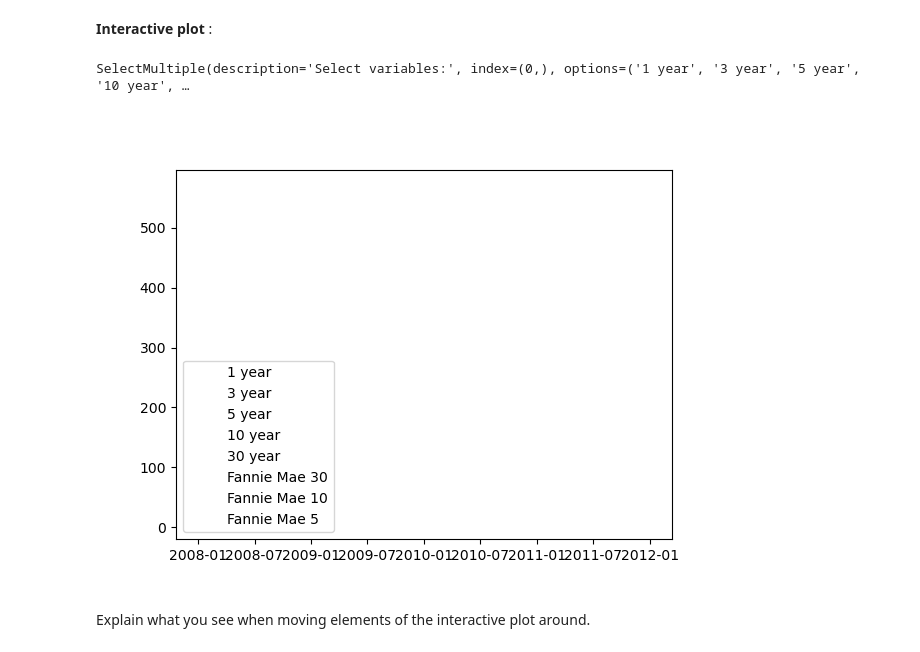
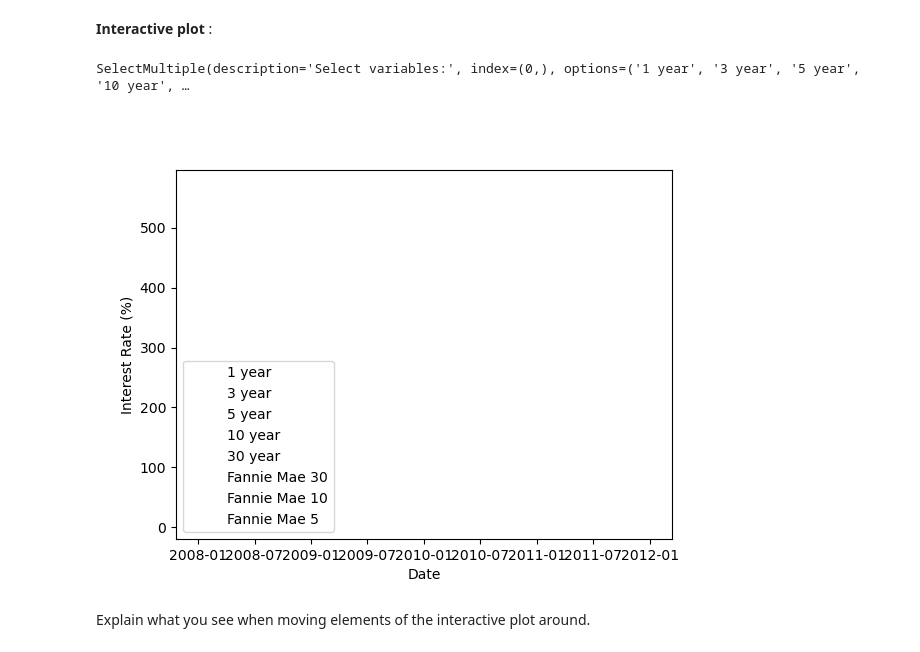
Before and after one commit to NumEconCopenhagen/projects-2023-3500, a Jupyter notebook: dataproject/dataproject.ipynb, the cells around one changed output. Saved outputs shown, nothing was run; the diff lists cells and outputs as text; code cells hidden in the pictures.

```diff
--- a/dataproject/dataproject.ipynb
+++ b/dataproject/dataproject.ipynb
@@ -70,34 +74,38 @@ import ipywidgets as widgets
 # Load data
 variable_names = ['1 year', '3 year', '5 year', '10 year', '30 year', 'Fannie Mae 30', 'Fannie Mae 10', 'Fannie Mae 5']
 
 # Define initial plot
 fig, ax = plt.subplots()
 lines = []
 for variable_name in variable_names:
     line, = ax.plot(df_merged['Date'], df_merged[variable_name], label=variable_name, visible=False)
     lines.append(line)
 ax.legend()
 
 # Define callback function to update plot
 def update_plot(change):
     selected_variables = change.new
     for i, line in enumerate(lines):
         if variable_names[i] in selected_variables:
             line.set_visible(True)
         else:
             line.set_visible(False)
     ax.legend()
     fig.canvas.draw_idle()
 
+# Set x and y labels
+ax.set_xlabel('Date')
+ax.set_ylabel('Interest Rate (%)')
+
 # Define widget
 select_multiple = widgets.SelectMultiple(options=variable_names, value=[variable_names[0]], description='Select variables:')
 select_multiple.observe(update_plot, names='value')
 
 # Display plot and widget
 display(select_multiple)
 # %% [output]
 SelectMultiple(description='Select variables:', index=(0,), options=('1 year', '3 year', '5 year', '10 year', …
-[figure, old version]
+[figure, new version]
 # %% [markdown]
 Explain what you see when moving elements of the interactive plot around.
 # %% [markdown]
```
Also changed, not shown: parts of 4 cells of this notebook.
